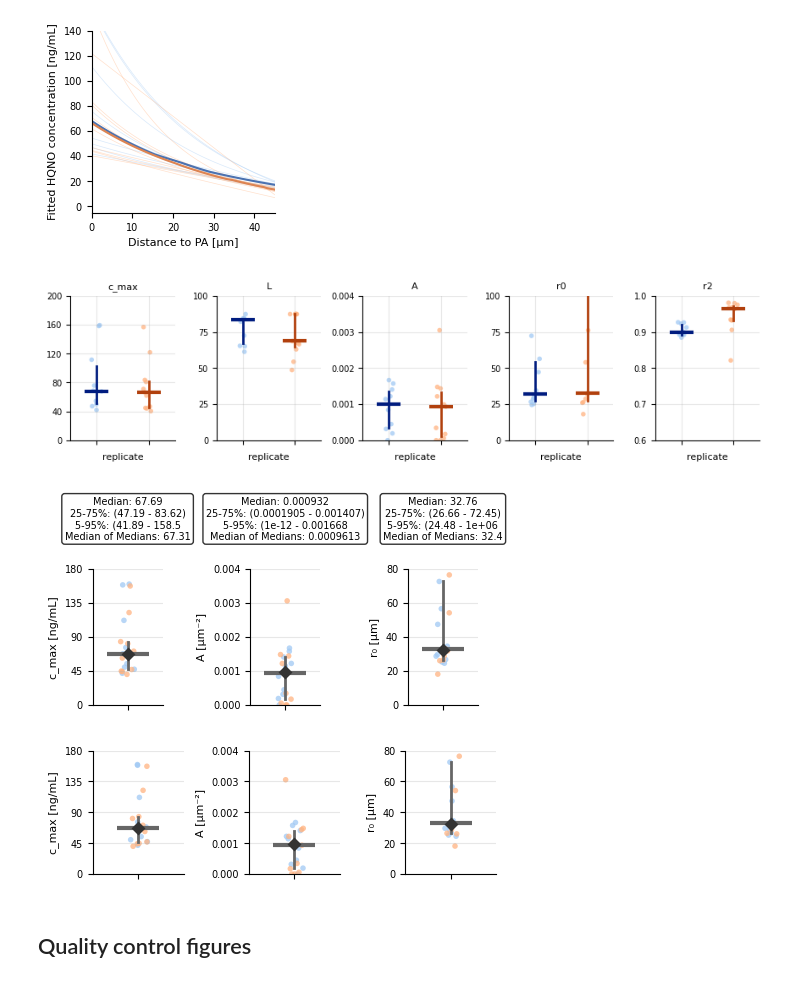
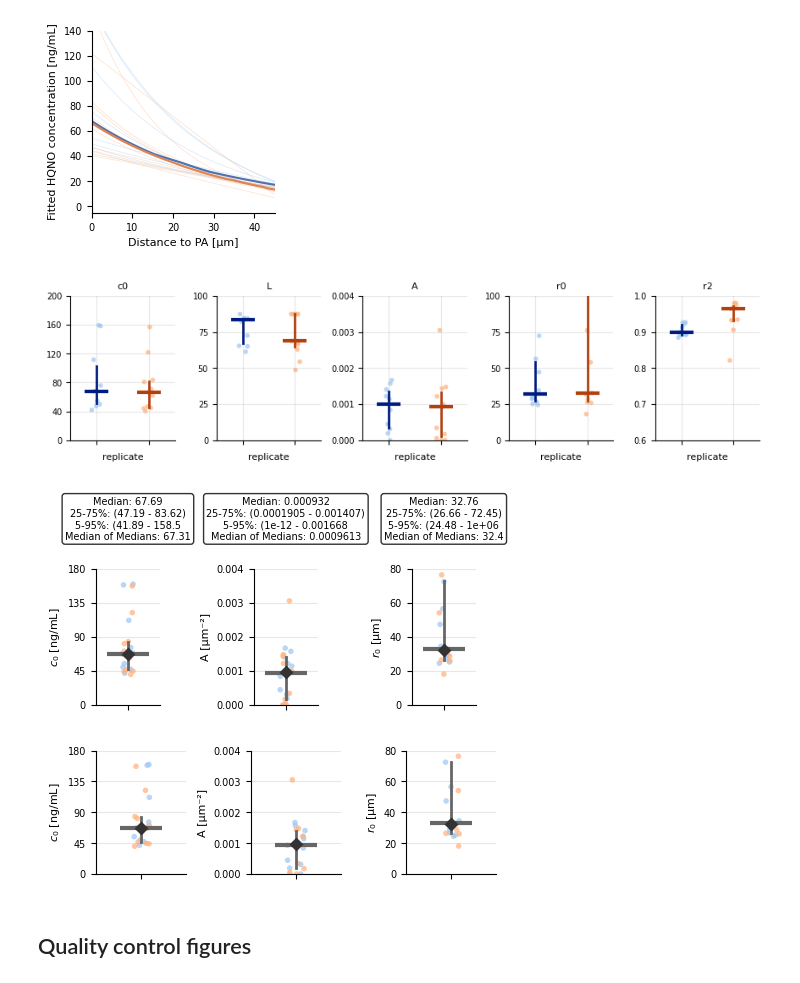
Before and after one commit to simonvanvliet/SpatialToleranceModel, a Jupyter notebook: 2_gradient_inference/2_hqno_estimate_concentration.ipynb, the cells around one changed output. Saved outputs shown, nothing was run; the diff lists cells and outputs as text; code cells hidden in the pictures.

```diff
--- a/2_gradient_inference/2_hqno_estimate_concentration.ipynb
+++ b/2_gradient_inference/2_hqno_estimate_concentration.ipynb
@@ -40,23 +40,23 @@ SPLINE_CLAMP = True
 # Helpers
 # =========================
 
-def uptake_diffusion_sinh(x, c_max, L, A):
+def uptake_diffusion_sinh(x, c0, L, A):
     """
     Calculates numerically stable uptake–diffusion concentration profile, assuming zero boundary condition at x=L.
 
     Parameters:
     - x: array-like, positions along the gradient
-    - c_max: float, maximum concentration at x=0
+    - c0: float, maximum concentration at x=0
     - L: float, length of the domain
     - A: float, uptake/diffusion rate [1/m^2]
 
     Returns:
     - c: array-like, concentration at positions x
-    c(x) = c_max * sinh(sqrt(A)*(L - x)) / sinh(sqrt(A)*L)
+    c(x) = c0 * sinh(sqrt(A)*(L - x)) / sinh(sqrt(A)*L)
 
     """
     sA = np.sqrt(A)
-    return c_max * np.sinh(sA * (L - x)) / np.sinh(sA * L)
+    return c0 * np.sinh(sA * (L - x)) / np.sinh(sA * L)
 
 def hill_inverse(y, a, c, b):
     """Inverse Hill: c * (y / (a - y))**(1/b)"""
@@ -200,18 +200,18 @@ def fit_diffusion_model(df_corr, cut_off_wall=0, cut_off_channel=0, L_margin_bin
         y_fit = ydata_conc[internalrow]
 
         if x_fit.size < 3:
-            c_max_fit = A_fit = L_fit = np.nan
+            c0_fit = A_fit = L_fit = np.nan
             r2 = rmse = np.nan
             status = 'insufficient_data'
             fit_at_bins = np.full_like(xdata_um, np.nan, dtype=float)
 
         else:
-            # --- Fit with bounds: L beyond data, c_max≥0, A>0 (NO offset) ---
+            # --- Fit with bounds: L beyond data, c0≥0, A>0 (NO offset) ---
             last_bin_fit = float(np.max(x_fit))
             L_lower = last_bin_fit + max(1.0, float(L_margin_bins))
 
-            def model_free_L(x, c_max, L, A):
-                return uptake_diffusion_sinh(x, c_max, L, A)
+            def model_free_L(x, c0, L, A):
+                return uptake_diffusion_sinh(x, c0, L, A)
 
             yfit_max = float(np.max(y_fit))
             p0 = [max(1e-9, 3.0 * yfit_max), L_lower + 1.0, 1.0]
@@ -225,7 +225,7 @@ def fit_diffusion_model(df_corr, cut_off_wall=0, cut_off_channel=0, L_margin_bin
                     p0=p0, bounds=(lower_bounds, upper_bounds),
                     maxfev=10000
                 )
-                c_max_fit, L_fit, A_fit = map(float, popt)
+                c0_fit, L_fit, A_fit = map(float, popt)
                 status = 'success'
 
                 y_pred = model_free_L(x_fit, *popt)
@@ -235,10 +235,10 @@ def fit_diffusion_model(df_corr, cut_off_wall=0, cut_off_channel=0, L_margin_bin
                 r2 = 1 - ssr / tss if tss > 0 else np.nan
                 rmse = float(np.sqrt(ssr / y_fit.size)) if y_fit.size > 0 else np.nan
 
-                fit_at_bins = model_free_L(xdata_um, c_max_fit, L_fit, A_fit)
+                fit_at_bins = model_free_L(xdata_um, c0_fit, L_fit, A_fit)
 
             except Exception as e:
-                c_max_fit = A_fit = L_fit = np.nan
+                c0_fit = A_fit = L_fit = np.nan
                 r2 = rmse = np.nan
                 status = f'fit_error: {e}'
                 fit_at_bins = np.full_like(xdata_um, np.nan, dtype=float)
@@ -253,7 +253,7 @@ def fit_diffusion_model(df_corr, cut_off_wall=0, cut_off_channel=0, L_margin_bin
         results.append({
             'replicate': replicate,
             'pos': pos,
-            'c_max': c_max_fit,
+            'c0': c0_fit,
             'L': L_fit,
             'A': A_fit,
             'r2': r2,
@@ -359,7 +359,7 @@ def plot_fit_summary(df_fit_results, cols_to_plot, fig_size=(6, 3), nrow=1, axli
     nrow : int, optional
         Number of rows in the subplot grid (default: 1)
     axlims_dict : dict, optional
-        Dictionary with axis limits per column, and number of ticks, e.g., {'c_max': (0, 500, 6)}
+        Dictionary with axis limits per column, and number of ticks, e.g., {'c0': (0, 500, 6)}
     mode : str, optional
         Mode of plotting, either 'per_replicate' or 'combined' (default: 'per_replicate')
     axlabel_dict : dict, optional
@@ -641,44 +641,44 @@ Using y_fit from 7.5 to 45.0 um (cut_off_wall=5, cut_off_channel=6)
 # --- Plot fit results summary ---
 axlims_dict = {
     'r2': (0.6, 1, 5),
-    'c_max': (0, 200, 6),
+    'c0': (0, 200, 6),
     'L': (0, 100,5),
     'A': (0, 0.004,5),
     'r0': (0, 100,5)
 }
 
 axlabel_dict = {
-    'c_max': 'c_max [ng/mL]',
+    'c0': '$c_0$ [ng/mL]',
     'L': 'L [µm]',
     'A': 'A [µm⁻²]',
-    'r0': 'r₀ [µm]',
+    'r0': '$r_0$ [µm]',
     'r2': 'R²'
 }
 
-axs = plot_fit_summary(df_fit_results, ['c_max', 'L', 'A', 'r0', 'r2'], fig_size=(22/2.54, 6/2.54), nrow=1, axlims_dict=axlims_dict, mode='per_replicate')
+axs = plot_fit_summary(df_fit_results, ['c0', 'L', 'A', 'r0', 'r2'], fig_size=(22/2.54, 6/2.54), nrow=1, axlims_dict=axlims_dict, mode='per_replicate')
 plt.savefig(Path.cwd() / 'figures' / '2_hqno_diffusion_model_fit_per_rep.pdf', dpi=300, transparent=True)
 plt.show()
 
 axlims_dict = {
     'r2': (0.6, 1, 5),
-    'c_max': (0, 180, 5),
+    'c0': (0, 180, 5),
     'L': (0, 100,5),
     'A': (0, 0.004,5),
     'r0': (0, 80,5)
 }
 
-axs = plot_fit_summary(df_fit_results, ['c_max', 'A', 'r0'], fig_size=(12/2.54, 6/2.54), nrow=1, axlims_dict=axlims_dict, mode='combined', axlabel_dict=axlabel_dict)
+axs = plot_fit_summary(df_fit_results, ['c0', 'A', 'r0'], fig_size=(12/2.54, 6/2.54), nrow=1, axlims_dict=axlims_dict, mode='combined', axlabel_dict=axlabel_dict)
 plt.tight_layout()
 plt.show()
 
-axs = plot_fit_summary(df_fit_results, ['c_max', 'A', 'r0'], fig_size=(12/2.54, 4/2.54), nrow=1, axlims_dict=axlims_dict, mode='combined', axlabel_dict=axlabel_dict, show_stats=False)
+axs = plot_fit_summary(df_fit_results, ['c0', 'A', 'r0'], fig_size=(12/2.54, 4/2.54), nrow=1, axlims_dict=axlims_dict, mode='combined', axlabel_dict=axlabel_dict, show_stats=False)
 plt.savefig(Path.cwd() / 'figures' / '2_hqno_diffusion_model_fit.pdf', dpi=300, transparent=True)
 plt.tight_layout()
 plt.show()
 # %% [output]
-[figure, old version]
+[figure, new version]
-[figure, old version]
+[figure, new version]
-[figure, old version]
+[figure, new version]
 # %% [markdown]
 ## Quality control figures
 # %%
```
Also changed, not shown: parts of 1 cell of this notebook, 25 other files.
